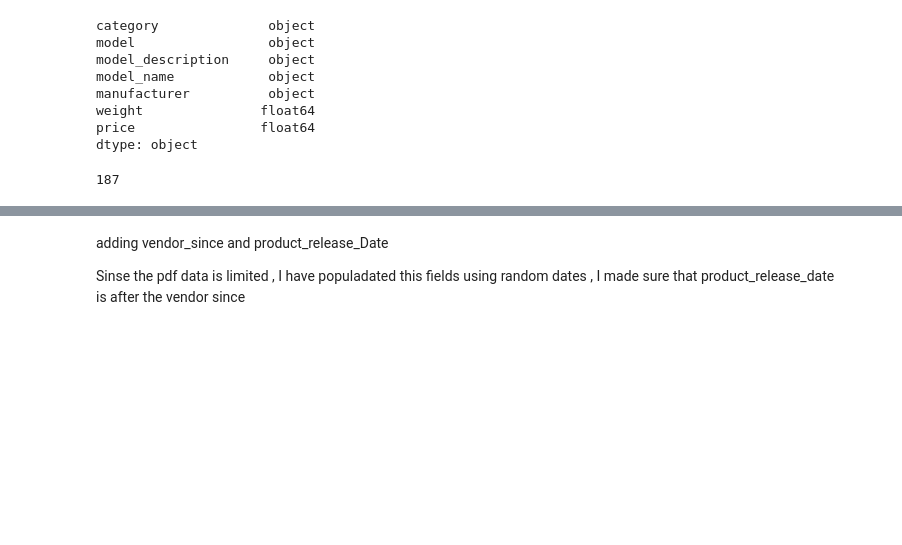
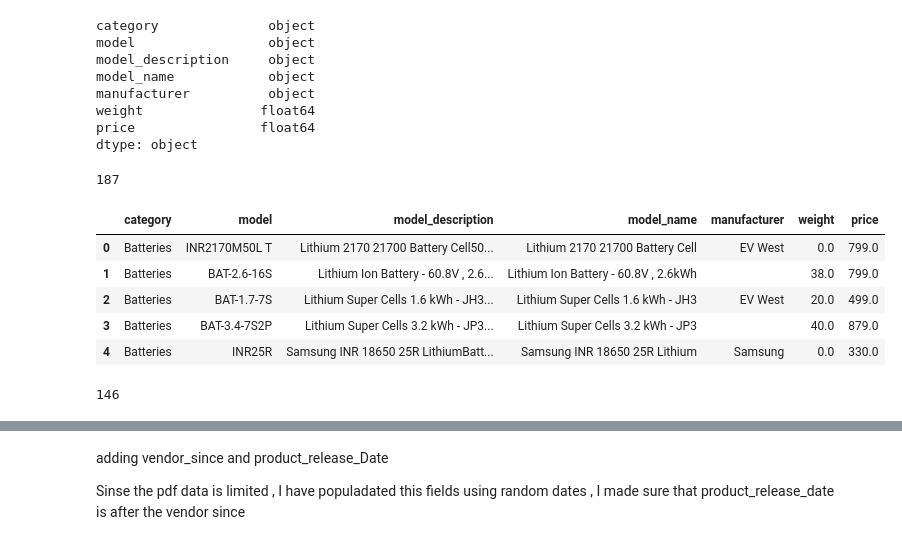
Before and after one commit to hicranA/partsUnlimitedDW, a Jupyter notebook: etl.ipynb, the cells around one changed output, grey strips where cells are left out. Cells and saved outputs as stored; diff of their text form; code cells hidden in the pictures; blank space fills up the shorter version.

```diff
--- a/etl.ipynb
+++ b/etl.ipynb
@@ -56,3 +56,16 @@ dtype: object
 len(evWest_df_3)
 # %% [output]
 187
+# %%
+evWest_df_3.head()
+# %% [output]
+|  | category | model | model_description | model_name | manufacturer | weight | price |
+| 0 | Batteries | INR2170M50L T | Lithium 2170 21700 Battery Cell50... | Lithium 2170 21700 Battery Cell | EV West | 0.0 | 799.0 |
+| 1 | Batteries | BAT-2.6-16S | Lithium Ion Battery - 60.8V , 2.6... | Lithium Ion Battery - 60.8V , 2.6kWh |  | 38.0 | 799.0 |
+| 2 | Batteries | BAT-1.7-7S | Lithium Super Cells 1.6 kWh - JH3... | Lithium Super Cells 1.6 kWh - JH3 | EV West | 20.0 | 499.0 |
+| 3 | Batteries | BAT-3.4-7S2P | Lithium Super Cells 3.2 kWh - JP3... | Lithium Super Cells 3.2 kWh - JP3 |  | 40.0 | 879.0 |
+| 4 | Batteries | INR25R | Samsung INR 18650 25R LithiumBatt... | Samsung INR 18650 25R Lithium | Samsung | 0.0 | 330.0 |
+# %%
+len(evWest_df_3.model.unique())
+# %% [output]
+146
```
Also changed, not shown: parts of 16 cells of this notebook.
